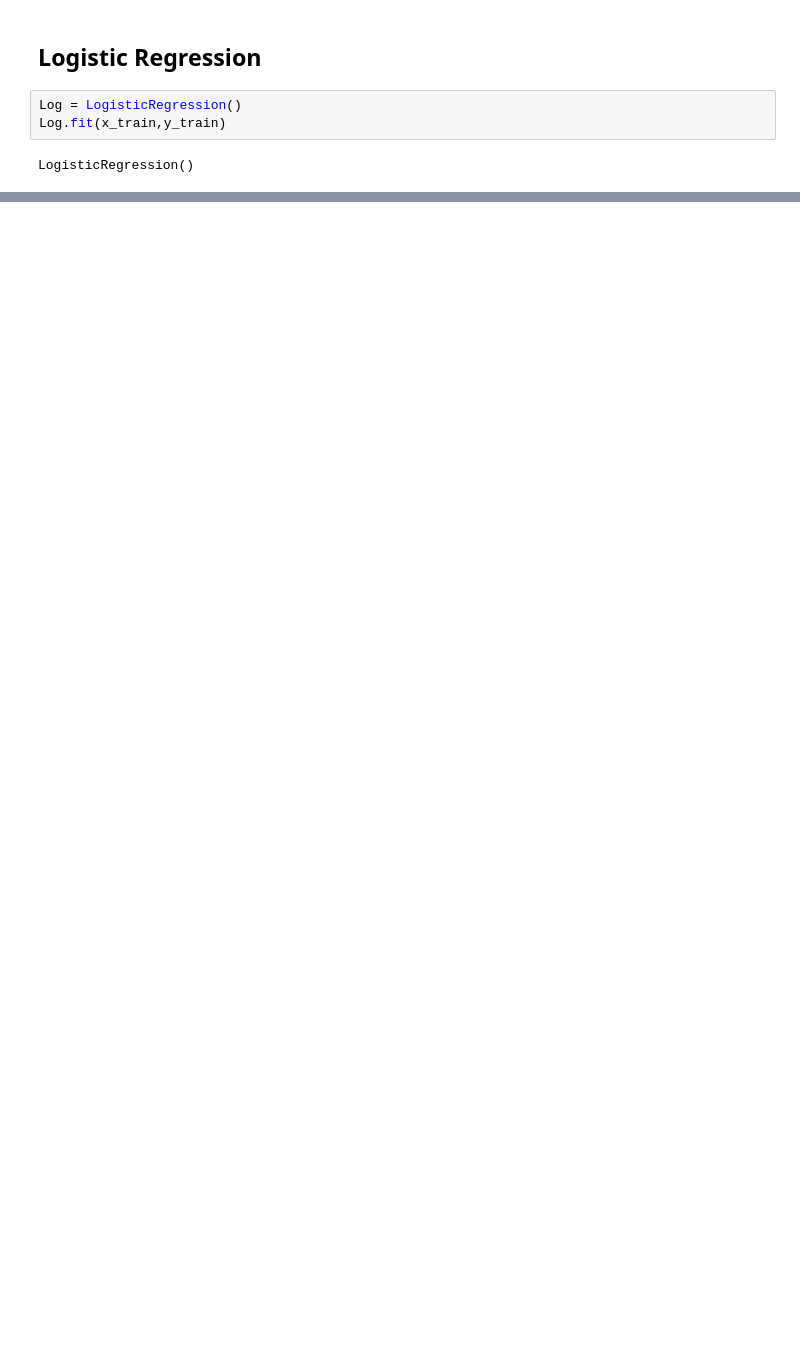
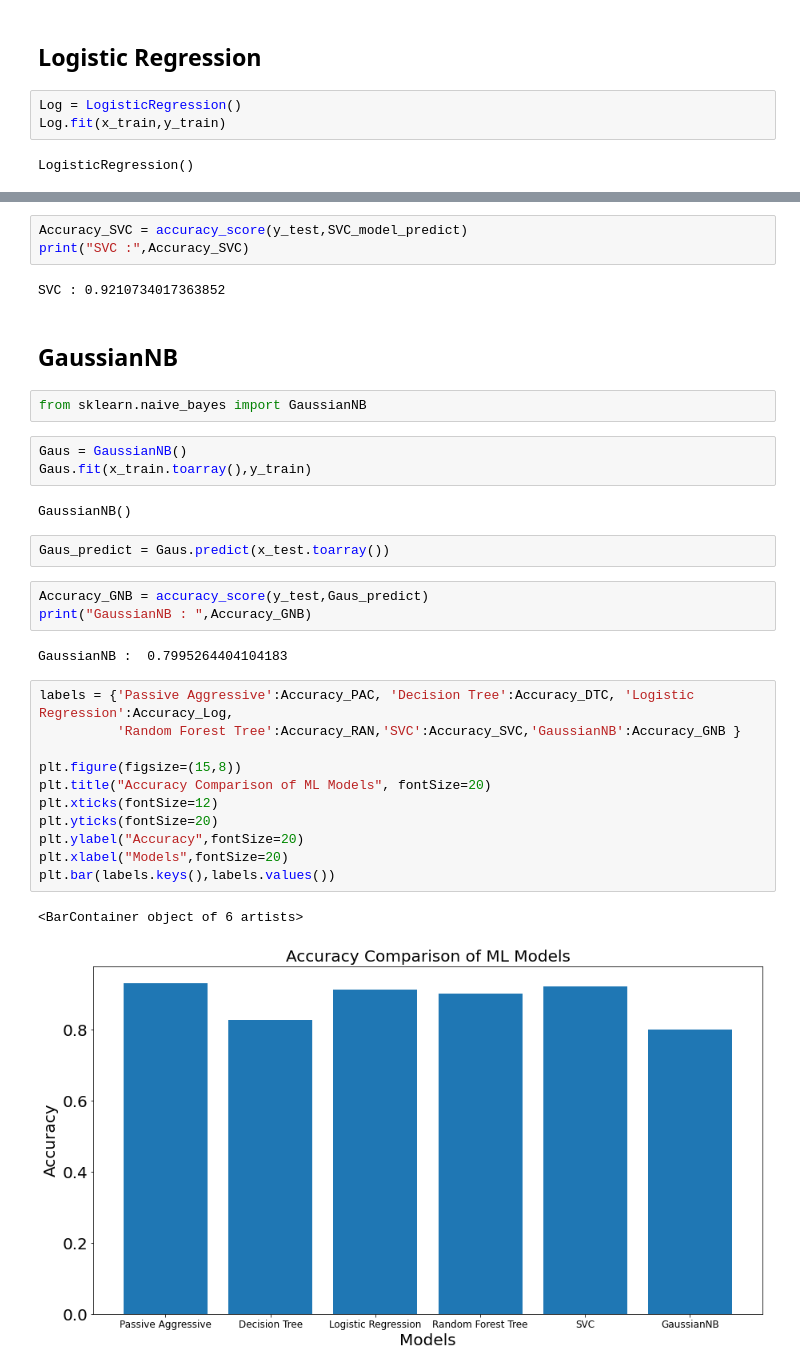
Before and after one commit to Babitdor/fake_news_classifier, a Jupyter notebook: FakeNews_Detection.ipynb, the cells around one changed output, grey strips where cells are left out. Saved outputs shown, nothing was run; the diff lists cells and outputs as text; blank space fills up the shorter version.

```diff
--- a/FakeNews_Detection.ipynb
+++ b/FakeNews_Detection.ipynb
@@ -109,0 +139,35 @@ Decision Tree : 0.9123914759273876
+# %%
+Accuracy_SVC = accuracy_score(y_test,SVC_model_predict)
+print("SVC :",Accuracy_SVC)
+# %% [output]
+SVC : 0.9210734017363852
+# %% [markdown]
+## GaussianNB
+# %%
+from sklearn.naive_bayes import GaussianNB
+# %%
+Gaus = GaussianNB()
+Gaus.fit(x_train.toarray(),y_train)
+# %% [output]
+GaussianNB()
+# %%
+Gaus_predict = Gaus.predict(x_test.toarray())
+# %%
+Accuracy_GNB = accuracy_score(y_test,Gaus_predict)
+print("GaussianNB : ",Accuracy_GNB)
+# %% [output]
+GaussianNB :  0.7995264404104183
+# %%
+labels = {'Passive Aggressive':Accuracy_PAC, 'Decision Tree':Accuracy_DTC, 'Logistic Regression':Accuracy_Log,
+          'Random Forest Tree':Accuracy_RAN,'SVC':Accuracy_SVC,'GaussianNB':Accuracy_GNB }
+
+plt.figure(figsize=(15,8))
+plt.title("Accuracy Comparison of ML Models", fontSize=20)
+plt.xticks(fontSize=12)
+plt.yticks(fontSize=20)
+plt.ylabel("Accuracy",fontSize=20)
+plt.xlabel("Models",fontSize=20)
+plt.bar(labels.keys(),labels.values())
+# %% [output]
+<BarContainer object of 6 artists>
+[figure, added]
```
Also changed, not shown: parts of 16 cells of this notebook.
